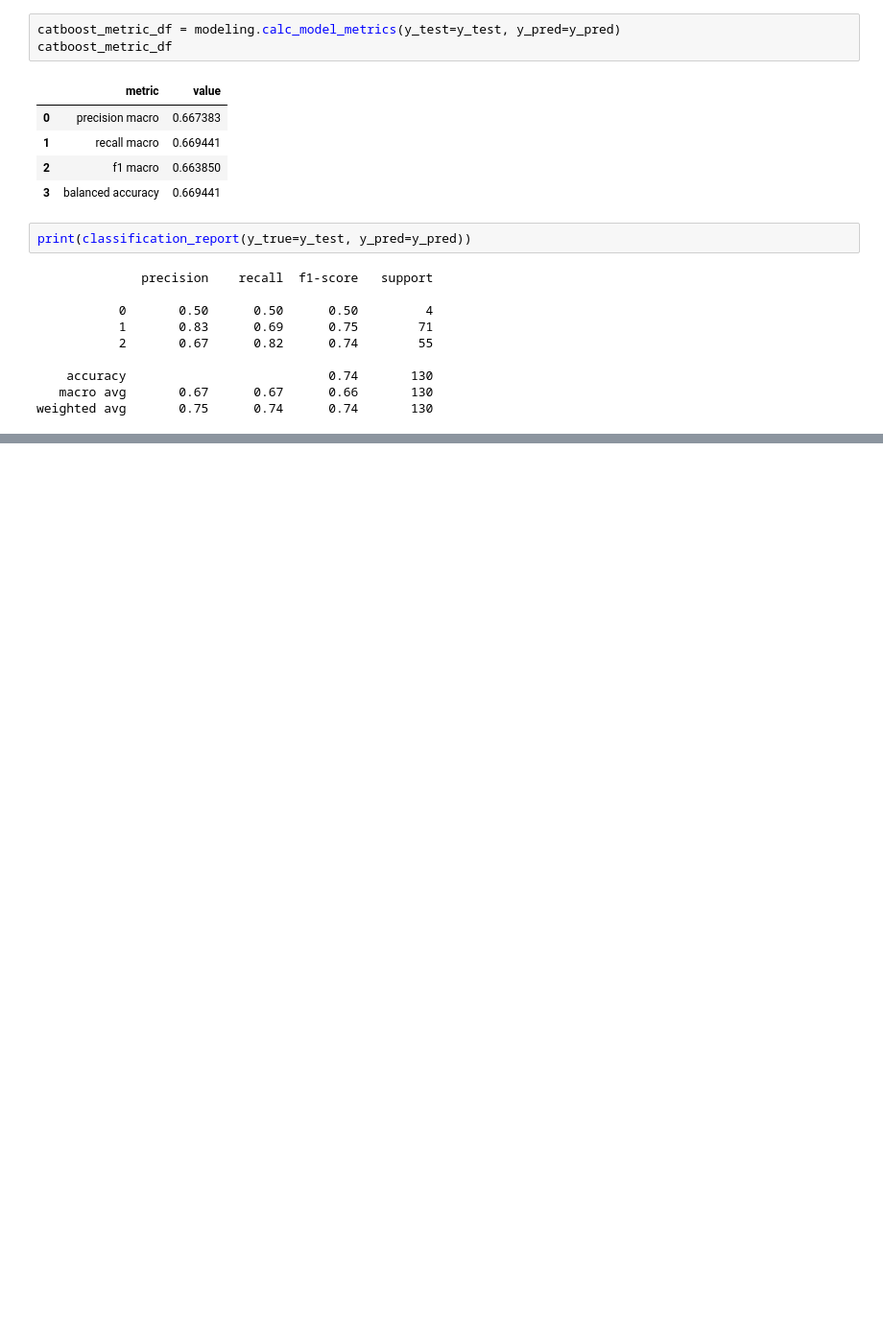
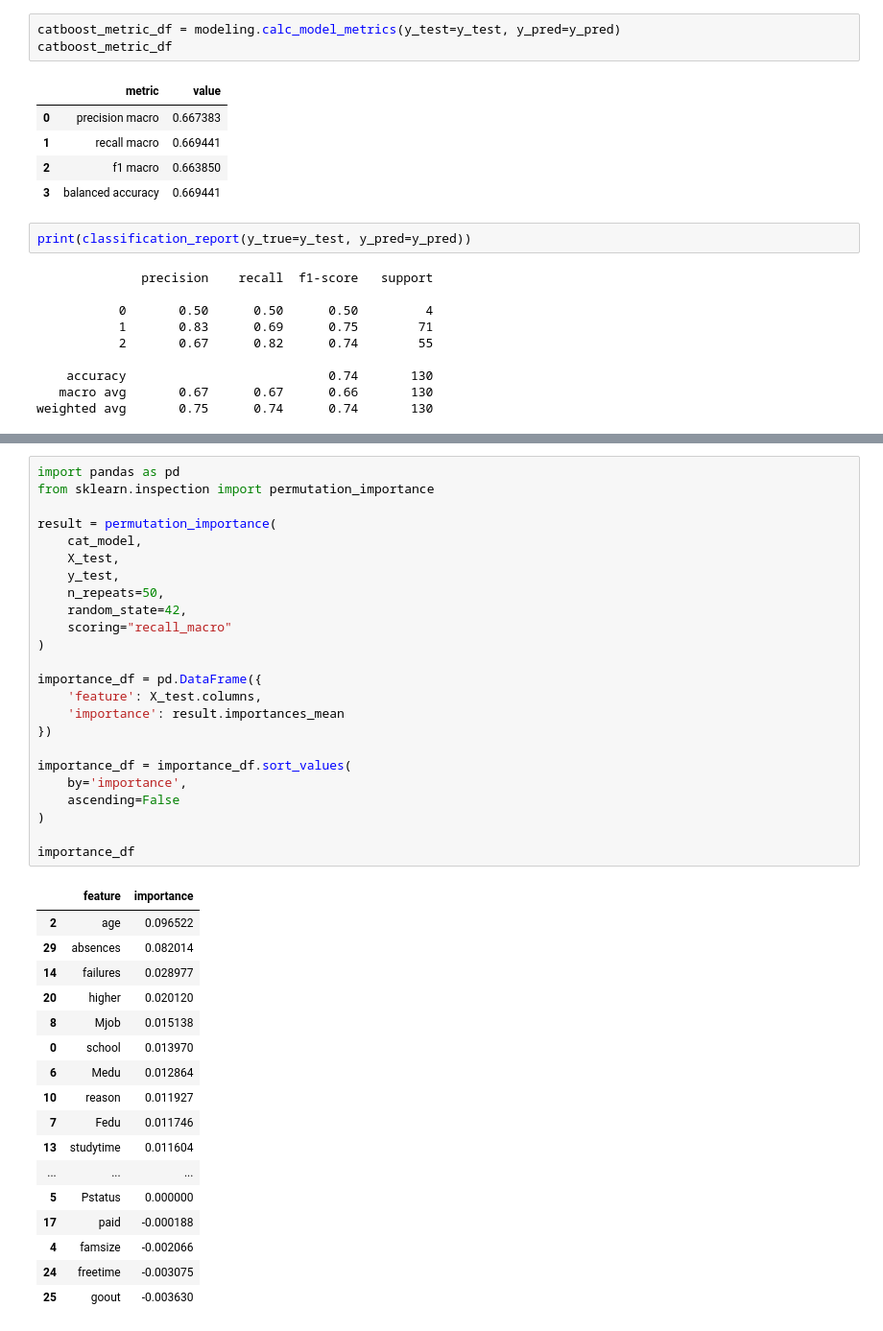
Before and after one commit to Car1LL/Student-Performance-Prediction, a Jupyter notebook: notebooks/02_Modeling.ipynb, the cells around one changed output, grey strips where cells are left out. Shown at 96% size. Drawn from its saved outputs; the diff is of its cells as text; blank space fills up the shorter version.

```diff
--- a/notebooks/02_Modeling.ipynb
+++ b/notebooks/02_Modeling.ipynb
@@ -409,0 +540,42 @@ plt.show()
+# %%
+import pandas as pd
+from sklearn.inspection import permutation_importance
+
+result = permutation_importance(
+    cat_model,
+    X_test,
+    y_test,
+    n_repeats=50,
+    random_state=42,
+    scoring="recall_macro"
+)
+
+importance_df = pd.DataFrame({
+    'feature': X_test.columns,
+    'importance': result.importances_mean
+})
+
+importance_df = importance_df.sort_values(
+    by='importance',
+    ascending=False
+)
+
+importance_df
+# %% [output]
+|  | feature | importance |
+| 2 | age | 0.096522 |
+| 29 | absences | 0.082014 |
+| 14 | failures | 0.028977 |
+| 20 | higher | 0.020120 |
+| 8 | Mjob | 0.015138 |
+| 0 | school | 0.013970 |
+| 6 | Medu | 0.012864 |
+| 10 | reason | 0.011927 |
+| 7 | Fedu | 0.011746 |
+| 13 | studytime | 0.011604 |
+| ... | ... | ... |
+| 5 | Pstatus | 0.000000 |
+| 17 | paid | -0.000188 |
+| 4 | famsize | -0.002066 |
+| 24 | freetime | -0.003075 |
+| 25 | goout | -0.003630 |
```
Also changed, not shown: parts of 21 cells of this notebook, 1 other file.
